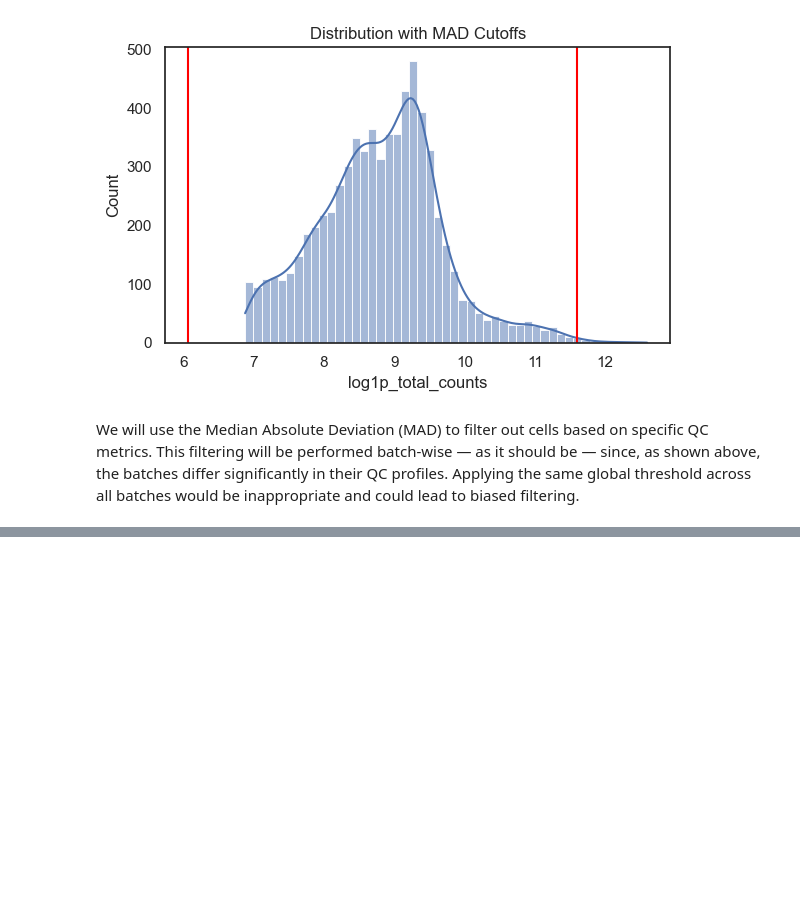
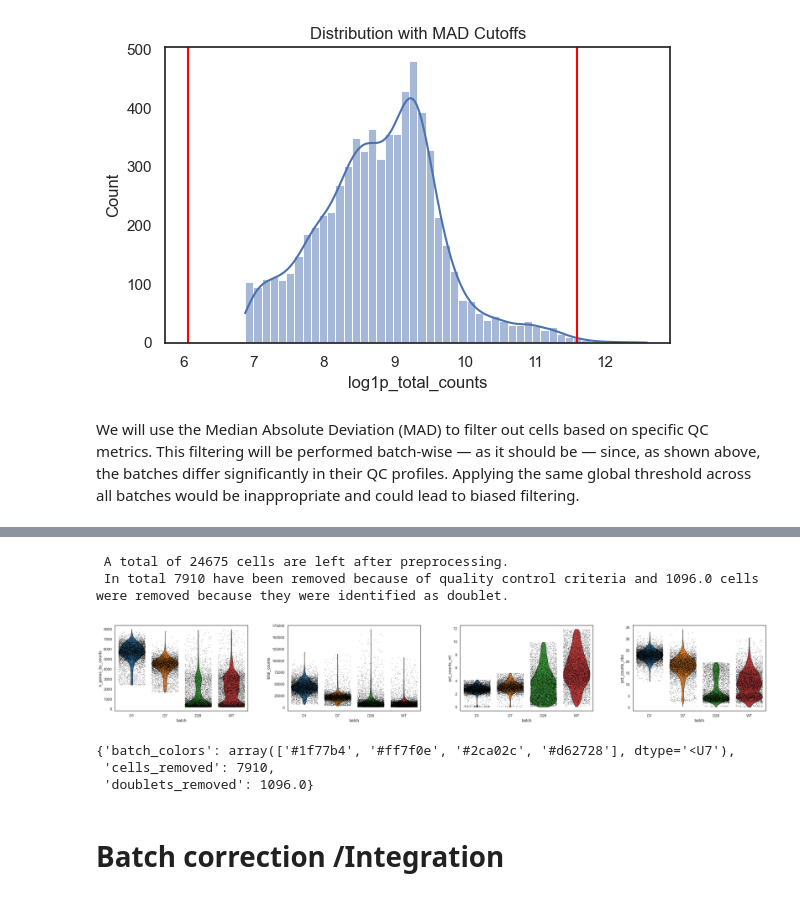
Before and after one commit to ThorstenCodes/scRNAseq-selfproject-pancreatitis, a Jupyter notebook: Pancreatitis_2025.ipynb, the cells around one changed output, grey strips where cells are left out. Cells and saved outputs as stored; diff of their text form; code cells hidden in the pictures; blank space fills up the shorter version.

Commit message:
Preprocessing finished

```diff
--- a/Pancreatitis_2025.ipynb
+++ b/Pancreatitis_2025.ipynb
@@ -386,3 +399,42 @@ def Outlier_MAD(adata, metric, nmads, batch_key='batch', upper_only=False, retur
     if return_thresholds:
         return mask, thresholds
     return mask
+# %%
+doub_clf = doubletdetection.BoostClassifier(
+    n_iters=10,
+    clustering_algorithm="louvain",
+    standard_scaling=True,
+    pseudocount=0.1,
+    n_jobs=-1)
+# %%
+def preprocessing(adata):
+    """
+    Runs the preprocessing steps and filtering on adata
+
+    Parameters:
+    - adata: AnnData object
+
+    Returns:
+    Adata filtered for QC and doublet removal.
+    """
+    # General Fitlering for mitochondrial reads before batch-corrected removal. Everything above 20 is dead or dying anyhow.
+    adata = adata[adata.obs.pct_counts_mt < 20]
+
+    bool_vector = outlier_mad(adata, 'log1p_total_counts', 5) + \
+                  outlier_mad(adata, 'log1p_n_genes_by_counts', 5) +\
+                  outlier_mad(adata, 'pct_counts_ribo', 5) +\
+                  outlier_mad(adata, 'pct_counts_mt', 3, upper_only=True)
+    adata = adata[~bool_vector]
+
+    adata.uns['cells_removed'] = sum(bool_vector)
+
+    doublets = doub_clf.fit(adata.X).predict(p_thresh=1e-3, voter_thresh=0.5)
+    doublet_score = doub_clf.doublet_score()
+
+    adata.obs['doublet'] = doublets
+    adata.obs['doublet_score'] = doublet_score
+
+    adata.uns['doublets_removed'] = adata.obs.doublet.sum()
+    adata = adata[adata.obs.doublet == 0]
+
+    return adata
@@ -388,0 +468,2 @@ def Outlier_MAD(adata, metric, nmads, batch_key='batch', upper_only=False, retur
+# %%
+adata = preprocessing(adata)
@@ -388,0 +488,17 @@ def Outlier_MAD(adata, metric, nmads, batch_key='batch', upper_only=False, retur
+# %%
+print(f" A total of {len(adata)} cells are left after preprocessing. \n In total {adata.uns['cells_removed']} have been removed because of quality control criteria and {adata.uns['doublets_removed']} cells were removed because they were identified as doublet.")
+# %% [output]
+ A total of 24675 cells are left after preprocessing.
+ In total 7910 have been removed because of quality control criteria and 1096.0 cells were removed because they were identified as doublet.
+# %%
+# See how preprocessing changed the samples strucutre from before
+sc.pl.violin(adata, ['n_genes_by_counts', 'total_counts', 'pct_counts_mt', 'pct_counts_ribo'], groupby='batch',
+             jitter = 0.4, multi_panel = True)
+# %% [output]
+[figure, added]
+# %%
+adata.uns
+# %% [output]
+{'batch_colors': array(['#1f77b4', '#ff7f0e', '#2ca02c', '#d62728'], dtype='<U7'),
+ 'cells_removed': 7910,
+ 'doublets_removed': 1096.0}
@@ -388,0 +507,2 @@ def Outlier_MAD(adata, metric, nmads, batch_key='batch', upper_only=False, retur
+# %% [markdown]
+# Batch correction /Integration
```
Also changed, not shown: parts of 5 cells of this notebook.
